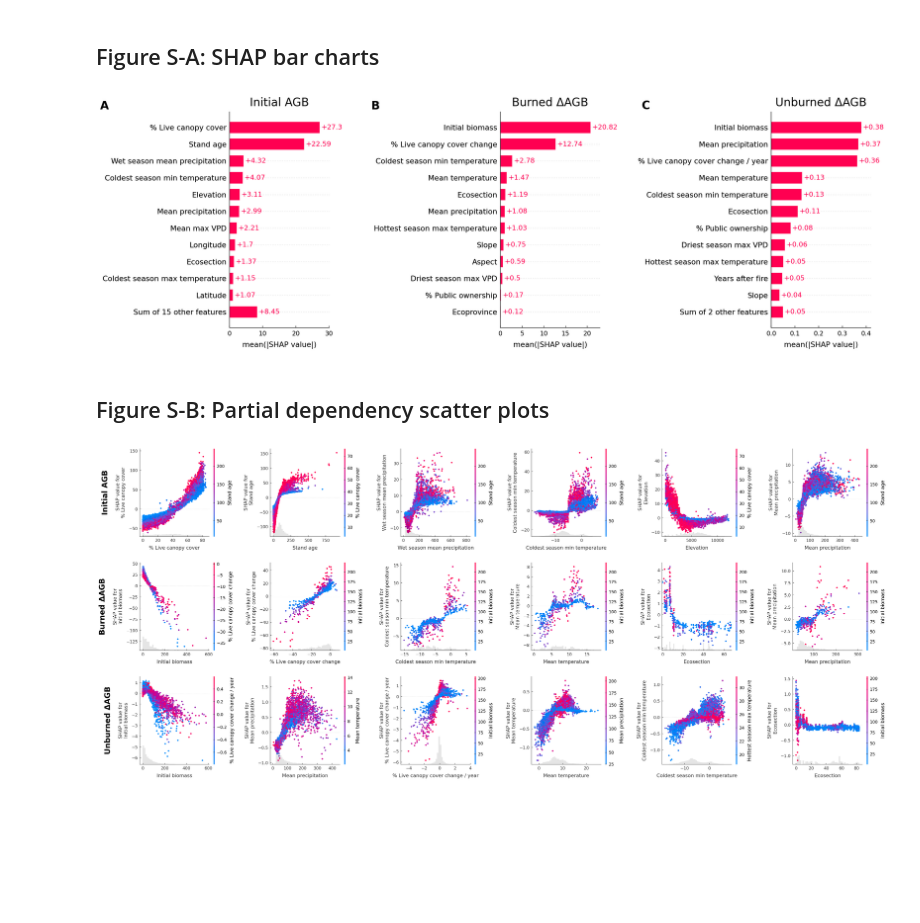
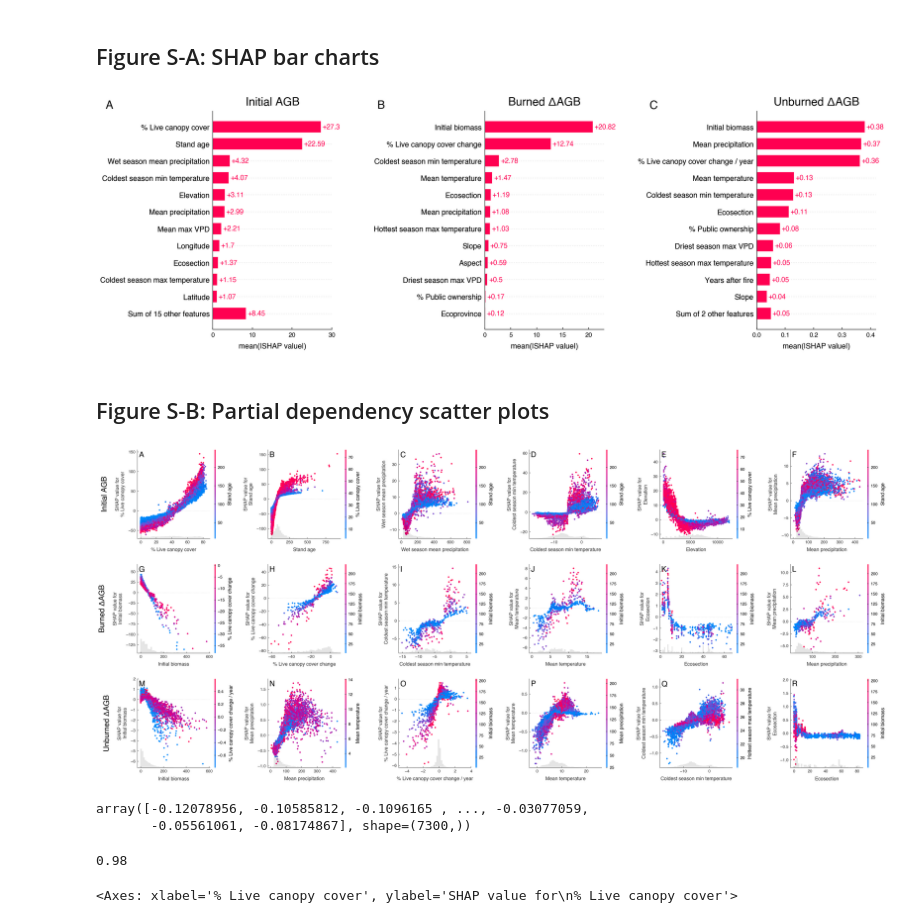
Before and after one commit to carbonplan/western-us-biomass, a Jupyter notebook: nbs/4_make_figures/supplement/Figure_S_SHAP.ipynb, the cells around one changed output. Cells and saved outputs as stored; diff of their text form; code cells hidden in the pictures; blank space fills up the shorter version.

```diff
--- a/nbs/4_make_figures/supplement/Figure_S_SHAP.ipynb
+++ b/nbs/4_make_figures/supplement/Figure_S_SHAP.ipynb
@@ -12,6 +12,7 @@ import shap
 from conus_biomass import dir_info
 from conus_biomass.make_figures import figure_settings
 # %%
+figure_settings.apply_style()
 OUT_DIR = "../figure_data/figure_S_SHAP/"
 # %% [markdown]
 ## Load SHAP artefacts
@@ -54,33 +55,33 @@ Undisturbed features: ['Initial biomass' 'Mean precipitation'
 # %%
 figure_settings.apply_style()
 
 fig, axes = plt.subplots(1, 3, figsize=(20, 7), sharex=False)
 shap.plots.bar(shap_values_init, max_display=12, show=False, ax=axes[0])
 shap.plots.bar(shap_values_burned, max_display=12, show=False, ax=axes[1])
 shap.plots.bar(shap_values_undisturbed, max_display=12, show=False, ax=axes[2])
 
 titles = ["Initial AGB", "Burned ΔAGB", "Unburned ΔAGB"]
 panel_labels = ["A", "B", "C"]
 for i, ax in enumerate(axes):
     ax.set_title(titles[i], fontsize=20)
     ax.text(
-        -1.3,
+        -0.9,
         1.0,
         panel_labels[i],
         fontweight="bold",
         fontsize=20,
         va="bottom",
         ha="left",
         transform=ax.transAxes,
     )
 
 plt.subplots_adjust(wspace=4)
 plt.tight_layout()
 
-plt.savefig(dir_info.dir_figures + "shap_bar_charts.png", bbox_inches="tight")
+plt.savefig(dir_info.dir_figures + "supp/shap_bar_charts.png", bbox_inches="tight")
 plt.show()
 # %% [output]
-[figure, old version]
+[figure, new version]
 # %% [markdown]
 ## Figure S-B: Partial dependency scatter plots
 # %%
@@ -135,7 +136,61 @@ for row, label in enumerate(row_labels):
 plt.tight_layout()
 plt.subplots_adjust(left=0.07)
 
-plt.savefig(dir_info.dir_figures + "partial_dependency_plots.png", bbox_inches="tight")
+panel_labels = [
+    "A",
+    "B",
+    "C",
+    "D",
+    "E",
+    "F",
+    "G",
+    "H",
+    "I",
+    "J",
+    "K",
+    "L",
+    "M",
+    "N",
+    "O",
+    "P",
+    "Q",
+    "R",
+]
+
+i = 0
+for ax1 in axes:
+    for ax in ax1:
+        panel_label = panel_labels[i]
+
+        if panel_label in ["G", "M", "R"]:
+            ymin, ymax = ax.get_ylim()
+            ax.set_ylim(ymin, ymax * 1.3)
+
+        ax.text(
+            figure_settings.panel_x_offset,
+            figure_settings.panel_y_offset,
+            panel_label,
+            transform=ax.transAxes,
+            fontsize=20,
+            fontweight="bold",
+            va="top",
+        )
+        i += 1
+
+plt.savefig(dir_info.dir_figures + "supp/partial_dependency_plots.png", bbox_inches="tight")
 plt.show()
 # %% [output]
-[figure, old version]
+[figure, new version]
+# %%
+shap_values_undisturbed[:, col_idx].values
+# %% [output]
+array([-0.12078956, -0.10585812, -0.1096165 , ..., -0.03077059,
+       -0.05561061, -0.08174867], shape=(7300,))
+# %%
+figure_settings.panel_y_offset
+# %% [output]
+0.98
+# %%
+axes[0][0]
+# %% [output]
+<Axes: xlabel='% Live canopy cover', ylabel='SHAP value for\n% Live canopy cover'>
```
Also changed, not shown: 7 other files.
